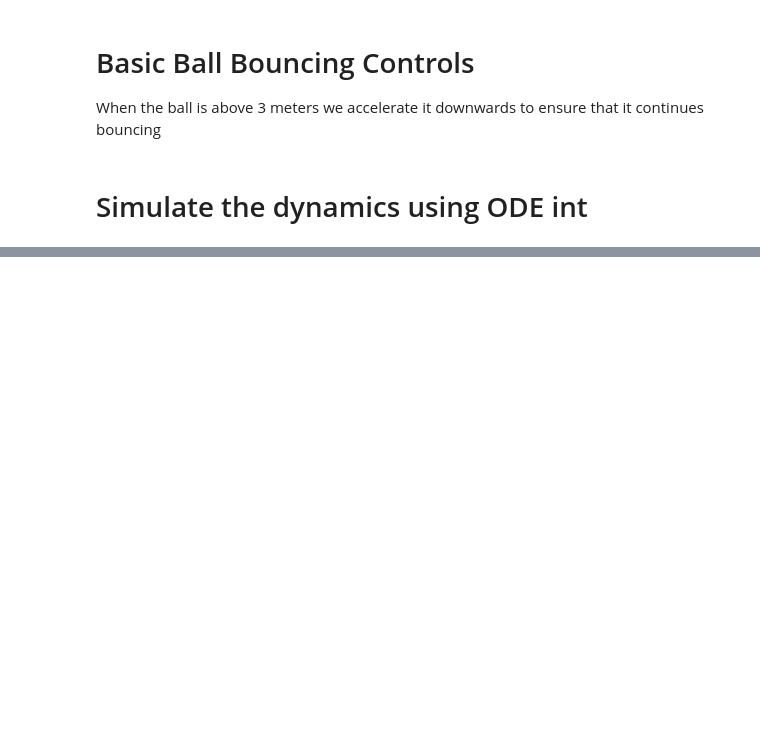
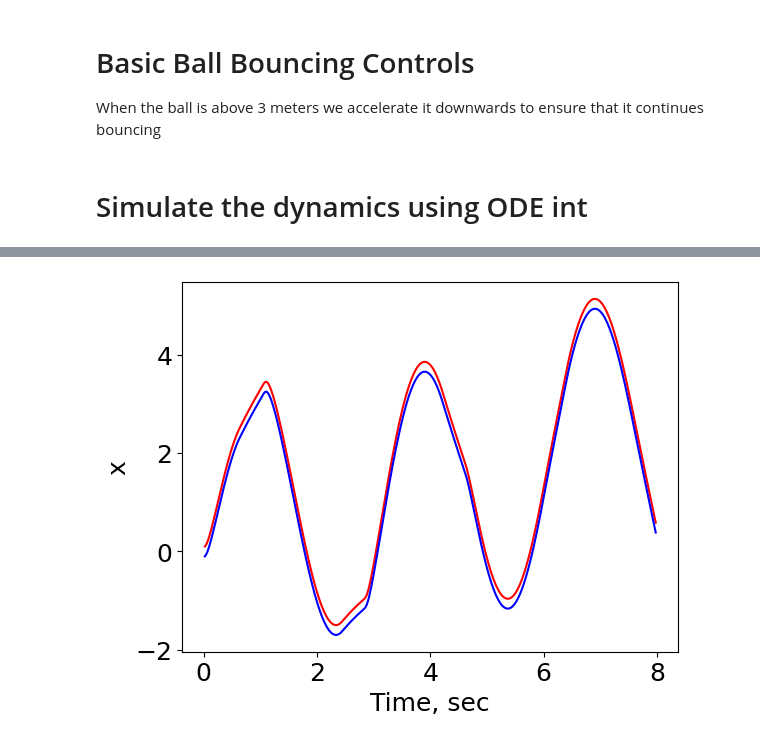
Before and after one commit to tylerjohnbecker/Nonlinear_and_Data_Driven_Estimation, a Jupyter notebook: BouncingBall.ipynb, the cells around one changed output, grey strips where cells are left out. Saved outputs shown, nothing was run; the diff lists cells and outputs as text; code cells hidden in the pictures; blank space fills up the shorter version.

```diff
--- a/BouncingBall.ipynb
+++ b/BouncingBall.ipynb
@@ -383,0 +802,34 @@ def h(x_vec, u_vec):
+# %%
+# Write as a function so we can reuse it
+def perturb_state_and_simulate(simulator, state_to_perturb, plot=False):
+    # Perturbation amount (should be small, but exact value does not matter much)
+    eps = 1e-1
+
+    # Perturbation vector
+    e_vec = np.zeros((x_sim_df.shape[1]))
+    e_vec[state_to_perturb] = eps
+
+    # Perturb in positive direction
+    x0 = x_sim_df.iloc[0] + e_vec
+    open_loop_sim_plus = simulator.simulate(x0=x0, u=u_sim_df.values, return_full_output=True)
+    open_loop_sim_y_plus = {'x': open_loop_sim_plus[1]['x'], 'z': open_loop_sim_plus[1]['z'], 'theta_dot': open_loop_sim_plus[1]['theta_dot']}
+
+    # Perturb in negative direction
+    x0 = x_sim_df.iloc[0] - e_vec
+    open_loop_sim_minus = simulator.simulate(x0=x0, u=u_sim_df.values, return_full_output=True)
+    open_loop_sim_y_minus = {'x': open_loop_sim_minus[1]['x'], 'z': open_loop_sim_minus[1]['z'], 'theta_dot': open_loop_sim_minus[1]['theta_dot']}
+
+    # Plot the measurements for the positive and negative perturbation
+    if plot:
+      measurement_to_show = 'x'
+      plt.plot(tsim[1:], open_loop_sim_y_plus[measurement_to_show], color='red')
+      plt.plot(tsim[1:], open_loop_sim_y_minus[measurement_to_show], color='blue')
+      plt.xlabel('Time, sec')
+      plt.ylabel(measurement_to_show)
+
+    return open_loop_sim_y_plus, open_loop_sim_y_minus
+# %%
+state_to_perturb = 0
+open_loop_sim_y_plus, open_loop_sim_y_minus = perturb_state_and_simulate(simulator, state_to_perturb, plot=True)
+# %% [output]
+[figure, added]
```
Also changed, not shown: parts of 48 cells of this notebook.
